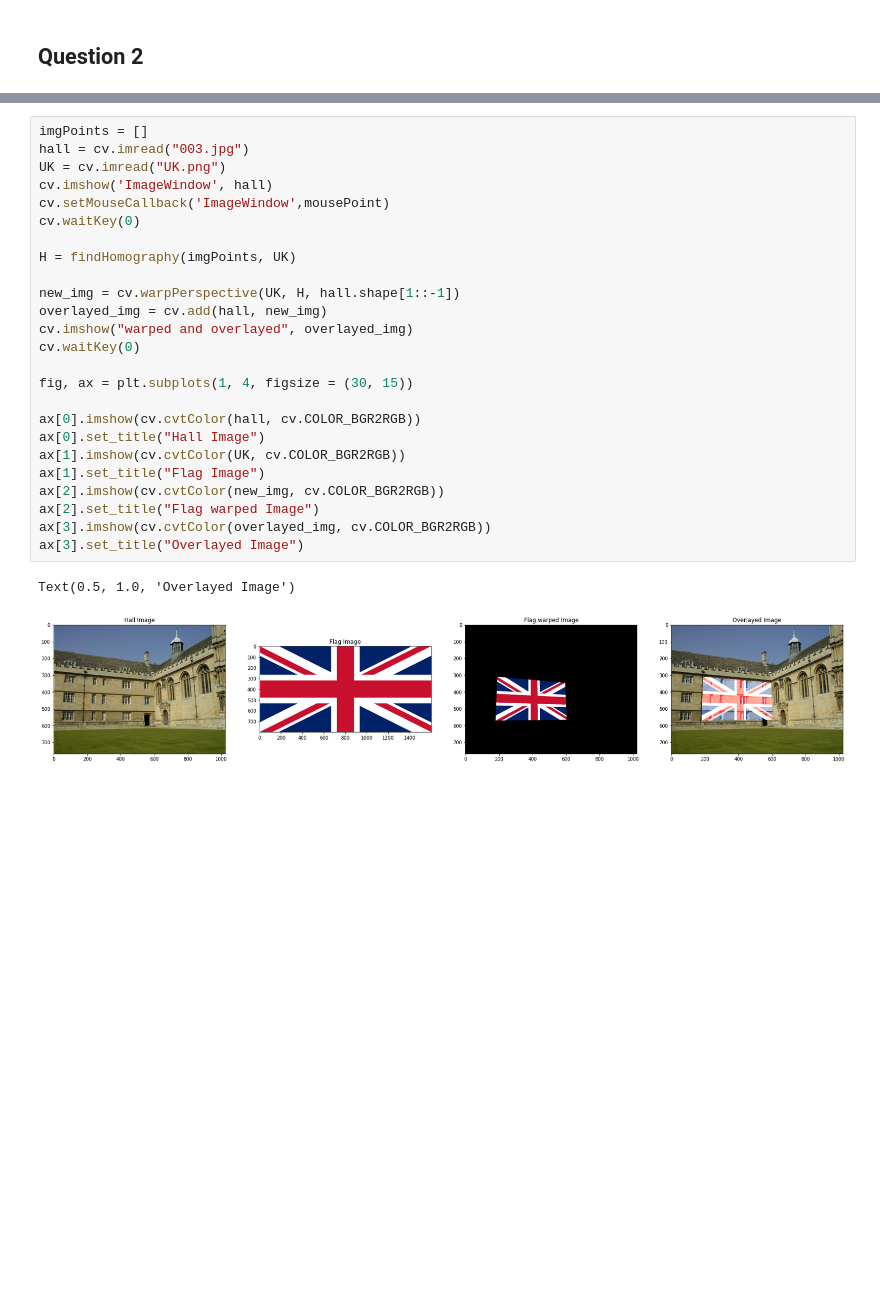
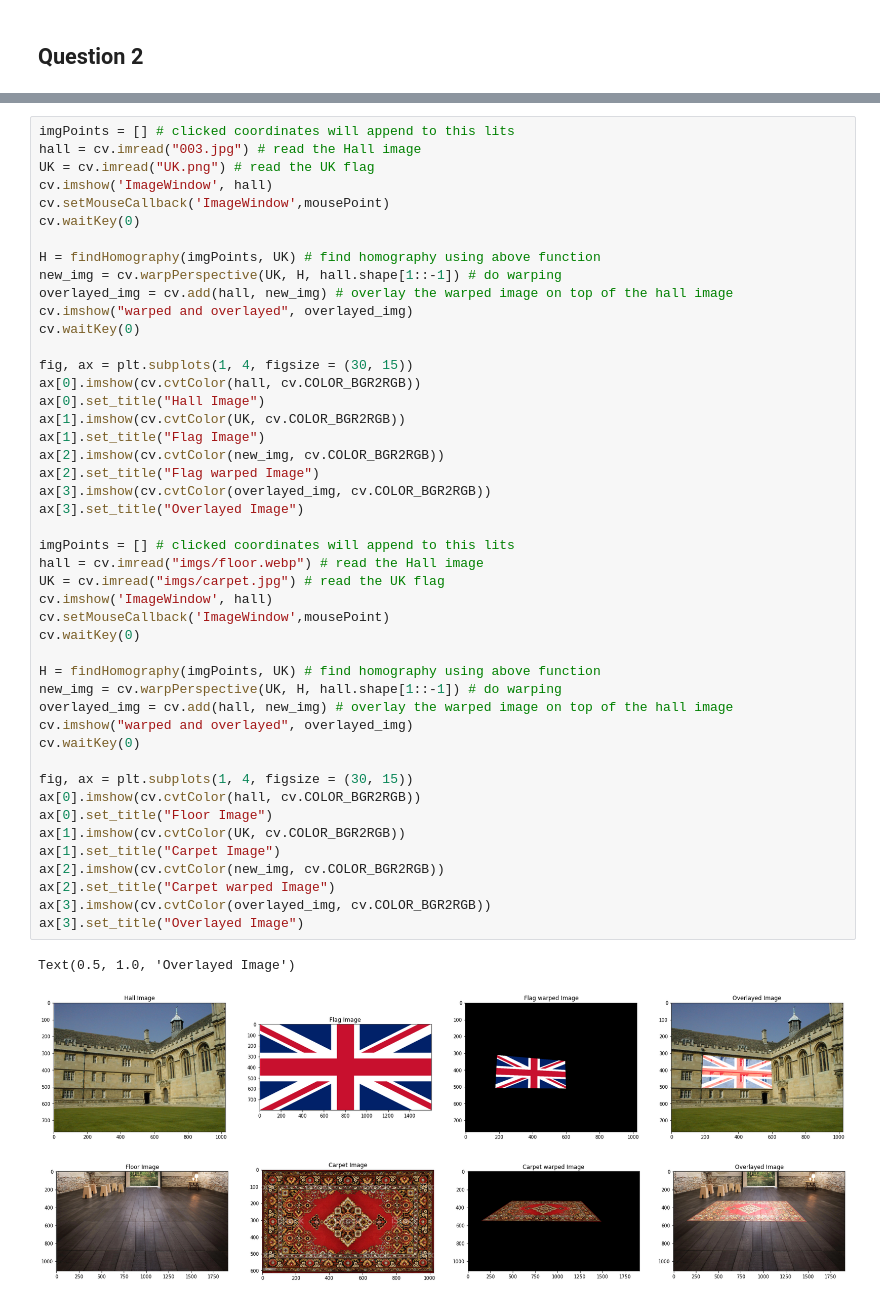
Before and after one commit to YSK-Machine-Vision-EN2550/Assignment_2, a Jupyter notebook: 190301H_a02.ipynb, the cells around one changed output, grey strips where cells are left out. Drawn from its saved outputs; the diff is of its cells as text; blank space fills up the shorter version.

```diff
--- a/190301H_a02.ipynb
+++ b/190301H_a02.ipynb
@@ -131,30 +136,52 @@ def findHomography(imgPoints, warpingImg, given_points = False):
     H = V[:, np.where(W == np.min(W))[0][0]].reshape(3,3)
     return H
 # %%
-imgPoints = []
-hall = cv.imread("003.jpg")
-UK = cv.imread("UK.png")
+imgPoints = [] # clicked coordinates will append to this lits
+hall = cv.imread("003.jpg") # read the Hall image
+UK = cv.imread("UK.png") # read the UK flag
 cv.imshow('ImageWindow', hall)
 cv.setMouseCallback('ImageWindow',mousePoint)
 cv.waitKey(0)
 
-H = findHomography(imgPoints, UK)
-
-new_img = cv.warpPerspective(UK, H, hall.shape[1::-1])
-overlayed_img = cv.add(hall, new_img)
+H = findHomography(imgPoints, UK) # find homography using above function
+new_img = cv.warpPerspective(UK, H, hall.shape[1::-1]) # do warping
+overlayed_img = cv.add(hall, new_img) # overlay the warped image on top of the hall image
 cv.imshow("warped and overlayed", overlayed_img)
 cv.waitKey(0)
 
 fig, ax = plt.subplots(1, 4, figsize = (30, 15))
-
 ax[0].imshow(cv.cvtColor(hall, cv.COLOR_BGR2RGB))
 ax[0].set_title("Hall Image")
 ax[1].imshow(cv.cvtColor(UK, cv.COLOR_BGR2RGB))
 ax[1].set_title("Flag Image")
 ax[2].imshow(cv.cvtColor(new_img, cv.COLOR_BGR2RGB))
 ax[2].set_title("Flag warped Image")
 ax[3].imshow(cv.cvtColor(overlayed_img, cv.COLOR_BGR2RGB))
 ax[3].set_title("Overlayed Image")
+
+imgPoints = [] # clicked coordinates will append to this lits
+hall = cv.imread("imgs/floor.webp") # read the Hall image
+UK = cv.imread("imgs/carpet.jpg") # read the UK flag
+cv.imshow('ImageWindow', hall)
+cv.setMouseCallback('ImageWindow',mousePoint)
+cv.waitKey(0)
+
+H = findHomography(imgPoints, UK) # find homography using above function
+new_img = cv.warpPerspective(UK, H, hall.shape[1::-1]) # do warping
+overlayed_img = cv.add(hall, new_img) # overlay the warped image on top of the hall image
+cv.imshow("warped and overlayed", overlayed_img)
+cv.waitKey(0)
+
+fig, ax = plt.subplots(1, 4, figsize = (30, 15))
+ax[0].imshow(cv.cvtColor(hall, cv.COLOR_BGR2RGB))
+ax[0].set_title("Floor Image")
+ax[1].imshow(cv.cvtColor(UK, cv.COLOR_BGR2RGB))
+ax[1].set_title("Carpet Image")
+ax[2].imshow(cv.cvtColor(new_img, cv.COLOR_BGR2RGB))
+ax[2].set_title("Carpet warped Image")
+ax[3].imshow(cv.cvtColor(overlayed_img, cv.COLOR_BGR2RGB))
+ax[3].set_title("Overlayed Image")
 # %% [output]
 Text(0.5, 1.0, 'Overlayed Image')
-[figure, old version]
+[figure, new version]
+[figure, added]
```
Also changed, not shown: parts of 16 cells of this notebook, 6 other files.
